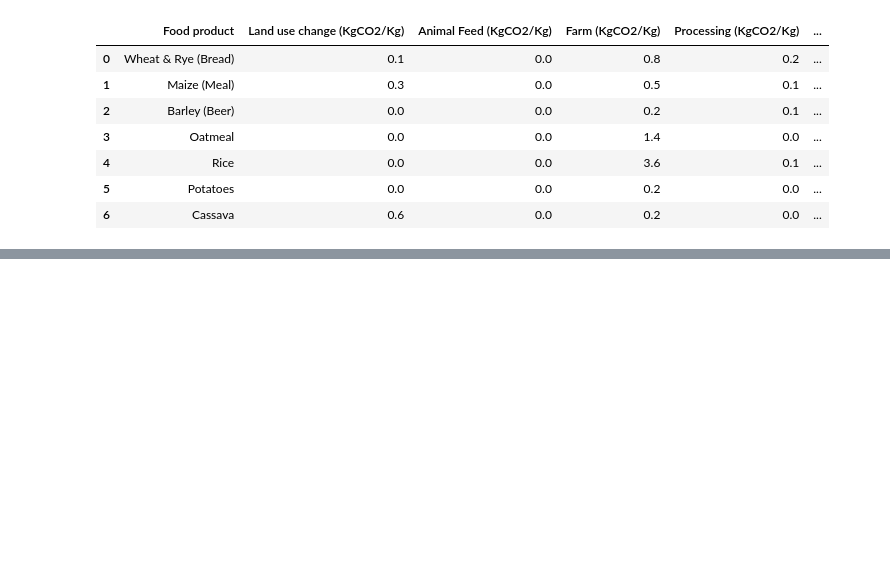
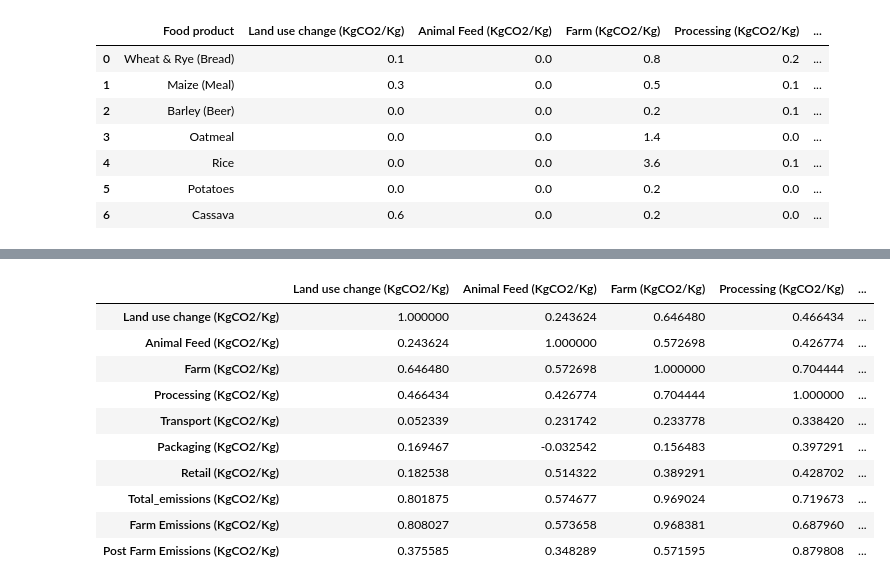
Before and after one commit to kzukeri/portfolio, a Jupyter notebook: Kweli-Final-Project.ipynb, the cells around one changed output, grey strips where cells are left out. Drawn from its saved outputs; the diff is of its cells as text; code cells hidden in the pictures; blank space fills up the shorter version.

```diff
--- a/Kweli-Final-Project.ipynb
+++ b/Kweli-Final-Project.ipynb
@@ -359,8 +247,0 @@ FoodDataFrame2.head(5)
-# %%
-#Add 2 columns for 2 aggregate variables: One for farm_emissions (3 variables) and one for post_farm_emissions (4 variables)
-
-FoodDataFrame2['Farm Emissions (KgCO2/Kg)'] = (FoodDataFrame2['Land use change (KgCO2/Kg)'] + FoodDataFrame2['Animal Feed (KgCO2/Kg)'] + FoodDataFrame2['Farm (KgCO2/Kg)'])/3
-FoodDataFrame2['Post Farm Emissions (KgCO2/Kg)'] = (FoodDataFrame2['Processing (KgCO2/Kg)'] + FoodDataFrame2['Transport (KgCO2/Kg)'] + FoodDataFrame2['Packaging (KgCO2/Kg)'] + FoodDataFrame2['Retail (KgCO2/Kg)'])/4
-
-# Display the first few rows with the new columns
-display(FoodDataFrame2.head())
@@ -898,0 +284,8 @@ From the fullscreen window, usually within a new tab in a web browser, you can r
+# %%
+#Add 2 columns for 2 aggregate variables: One for farm_emissions (3 variables) and one for post_farm_emissions (4 variables)
+
+FoodDataFrame2['Farm Emissions (KgCO2/Kg)'] = (FoodDataFrame2['Land use change (KgCO2/Kg)'] + FoodDataFrame2['Animal Feed (KgCO2/Kg)'] + FoodDataFrame2['Farm (KgCO2/Kg)'])
+FoodDataFrame2['Post Farm Emissions (KgCO2/Kg)'] = (FoodDataFrame2['Processing (KgCO2/Kg)'] + FoodDataFrame2['Transport (KgCO2/Kg)'] + FoodDataFrame2['Packaging (KgCO2/Kg)'] + FoodDataFrame2['Retail (KgCO2/Kg)'])
+
+# Display the first few rows with the new columns
+display(FoodDataFrame2.head())
@@ -898,0 +311,21 @@ From the fullscreen window, usually within a new tab in a web browser, you can r
+# %%
+#Select only the numerical columns for correlation analysis
+numerical_cols = FoodDataFrame2.select_dtypes(include=np.number).columns
+
+#Calculate the correlation matrix
+correlation_matrix = FoodDataFrame2[numerical_cols].corr()
+
+#Display the correlation matrix
+correlation_matrix
+# %% [output]
+|  | Land use change (KgCO2/Kg) | Animal Feed (KgCO2/Kg) | Farm (KgCO2/Kg) | Processing (KgCO2/Kg) | ... |
+| Land use change (KgCO2/Kg) | 1.000000 | 0.243624 | 0.646480 | 0.466434 | ... |
+| Animal Feed (KgCO2/Kg) | 0.243624 | 1.000000 | 0.572698 | 0.426774 | ... |
+| Farm (KgCO2/Kg) | 0.646480 | 0.572698 | 1.000000 | 0.704444 | ... |
+| Processing (KgCO2/Kg) | 0.466434 | 0.426774 | 0.704444 | 1.000000 | ... |
+| Transport (KgCO2/Kg) | 0.052339 | 0.231742 | 0.233778 | 0.338420 | ... |
+| Packaging (KgCO2/Kg) | 0.169467 | -0.032542 | 0.156483 | 0.397291 | ... |
+| Retail (KgCO2/Kg) | 0.182538 | 0.514322 | 0.389291 | 0.428702 | ... |
+| Total_emissions (KgCO2/Kg) | 0.801875 | 0.574677 | 0.969024 | 0.719673 | ... |
+| Farm Emissions (KgCO2/Kg) | 0.808027 | 0.573658 | 0.968381 | 0.687960 | ... |
+| Post Farm Emissions (KgCO2/Kg) | 0.375585 | 0.348289 | 0.571595 | 0.879808 | ... |
```
Also changed, not shown: parts of 86 cells of this notebook.
